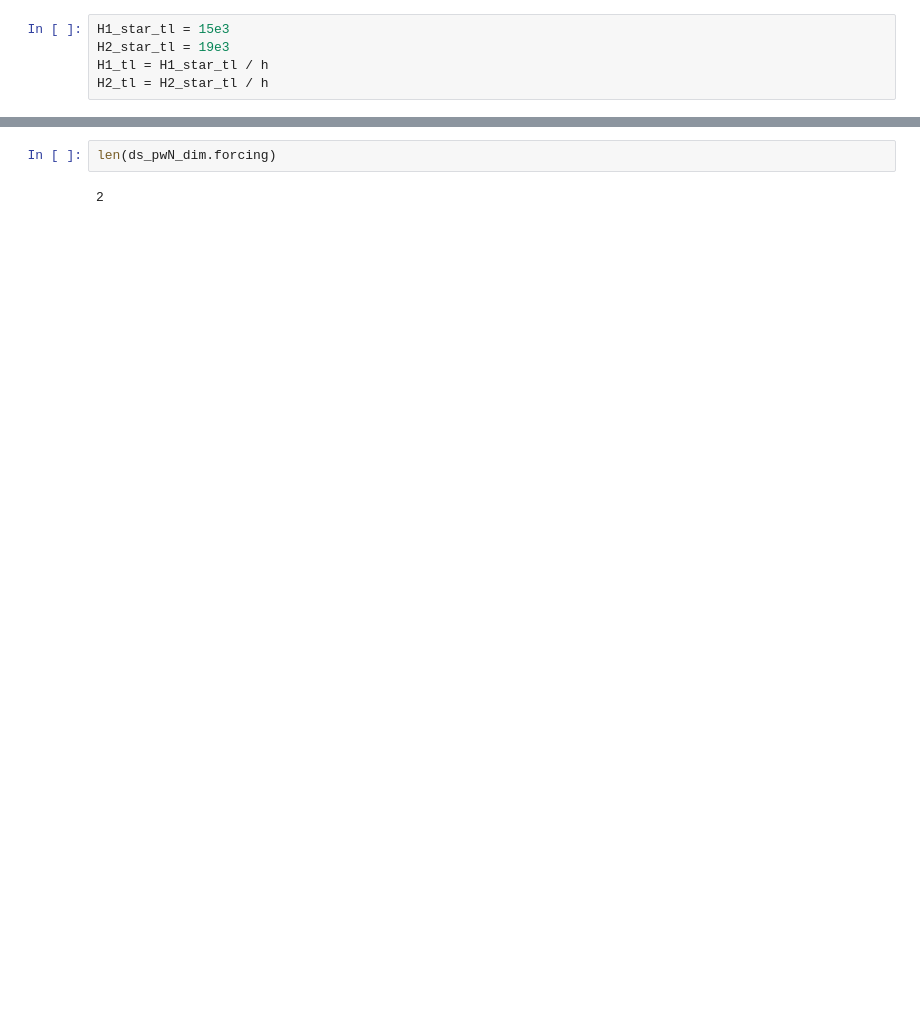
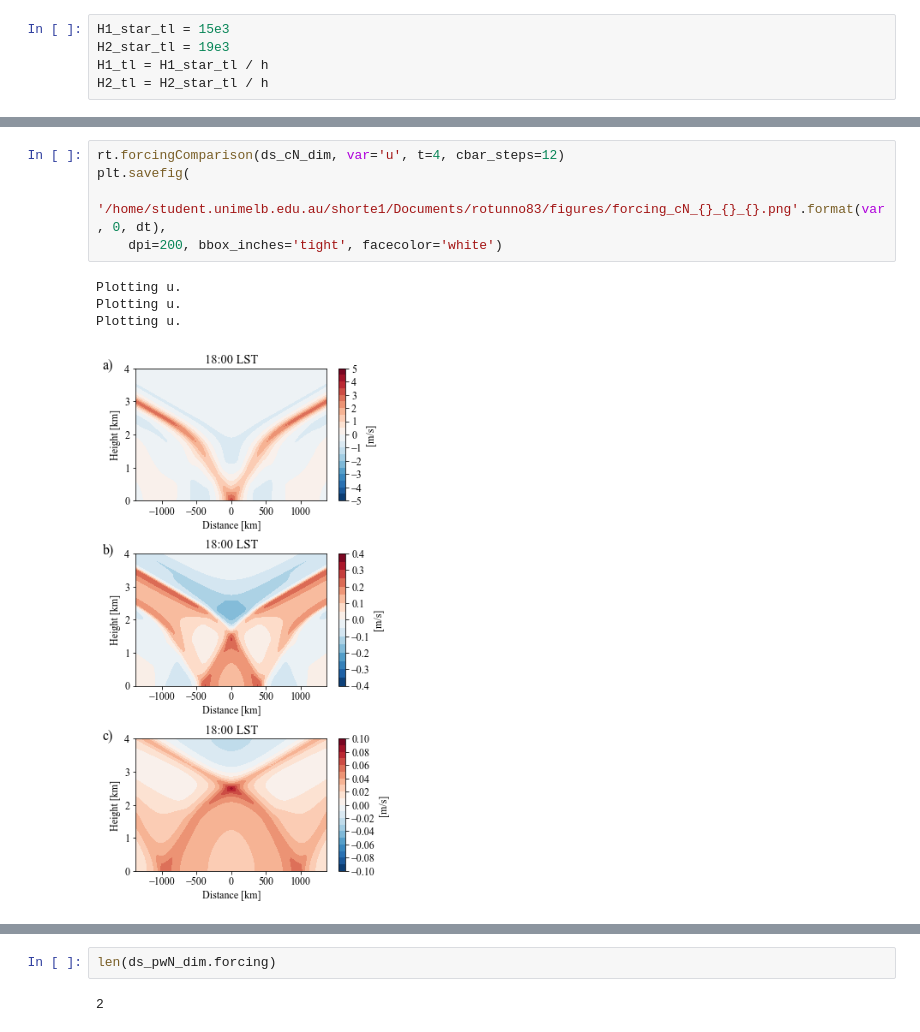
Before and after one commit to eshort0401/rotunno83, a Jupyter notebook: python_scripts/rotunno83.ipynb, the cells around one changed output, grey strips where cells are left out. Cells and saved outputs as stored; diff of their text form; blank space fills up the shorter version.

```diff
--- a/python_scripts/rotunno83.ipynb
+++ b/python_scripts/rotunno83.ipynb
@@ -133,2 +160,12 @@ Plotting u.
+# %%
+rt.forcingComparison(ds_cN_dim, var='u', t=4, cbar_steps=12)
+plt.savefig(
+    '/home/student.unimelb.edu.au/shorte1/Documents/rotunno83/figures/forcing_cN_{}_{}_{}.png'.format(var, 0, dt),
+    dpi=200, bbox_inches='tight', facecolor='white')
+# %% [output]
+Plotting u.
+Plotting u.
+Plotting u.
+[figure, added]
 # %%
 # test = ds_cN_dim.sum(dim='mode', keep_attrs=True).isel(forcing=0)
```
Also changed, not shown: parts of 31 cells of this notebook, 5 other files.
